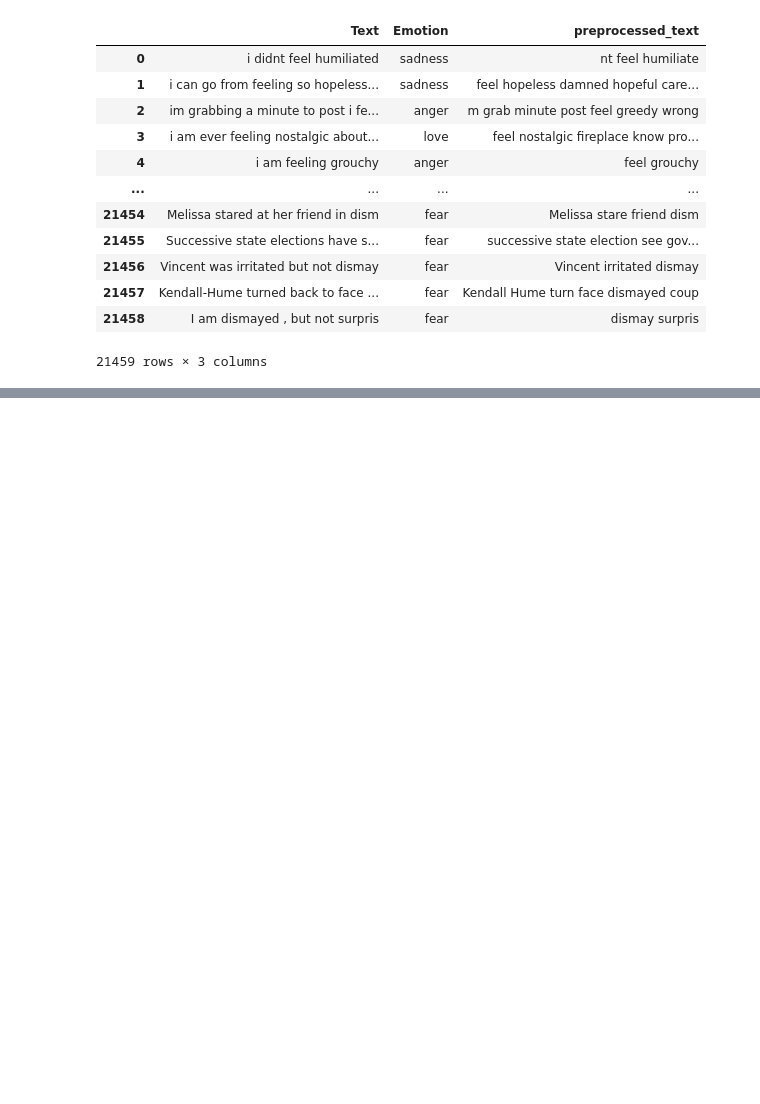
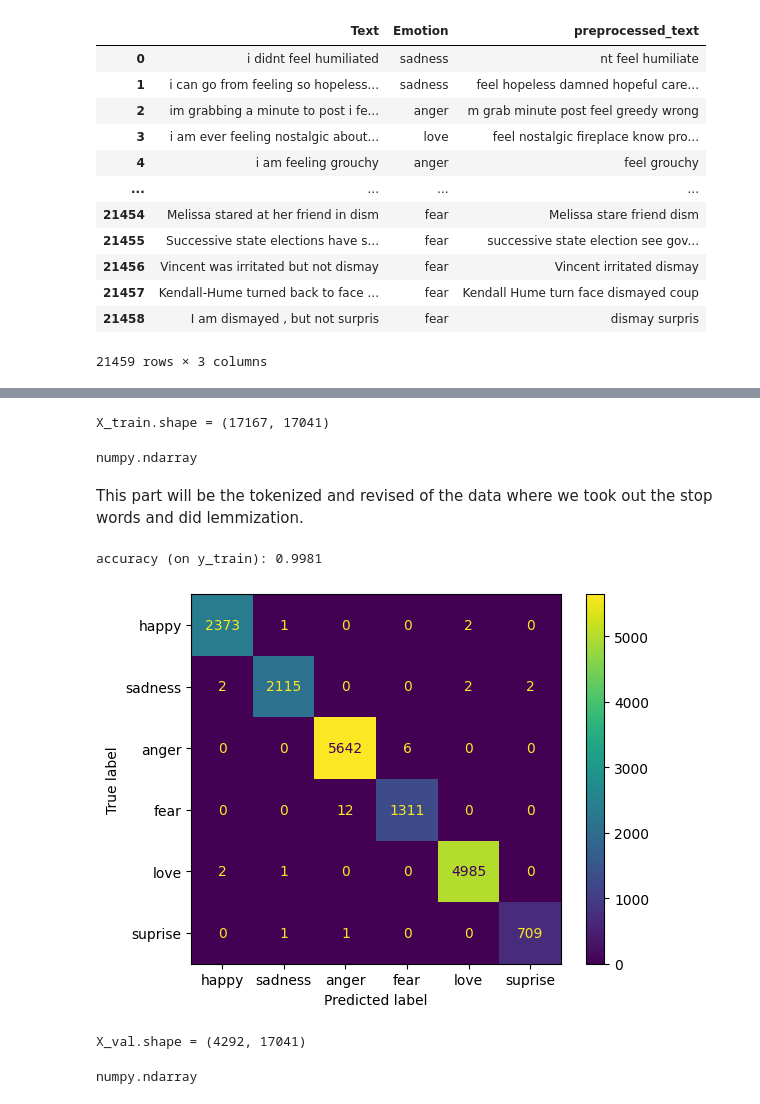
Before and after one commit to cchum/CS39AA-Projectchum, a Jupyter notebook: nlpproject-part2.ipynb, the cells around one changed output, grey strips where cells are left out. Saved outputs shown, nothing was run; the diff lists cells and outputs as text; code cells hidden in the pictures; blank space fills up the shorter version.

```diff
--- a/nlpproject-part2.ipynb
+++ b/nlpproject-part2.ipynb
@@ -346,0 +338,43 @@ import tensorflow as tf
+# %%
+from sklearn.feature_extraction.text import TfidfVectorizer
+#import seaborn as sns
+
+tfidf_vectorizer = TfidfVectorizer()
+X2_train = tfidf_vectorizer.fit_transform(X_train_raw).toarray()
+
+# an alternative is to use term frequency:
+#from sklearn.feature_extraction.text import CountVectorizer
+#one_hot_vectorizer = CountVectorizer(binary=True)
+#X_train = one_hot_vectorizer.fit_transform(X_train_raw))
+
+print(f"X_train.shape = {X2_train.shape}")
+type(X2_train)
+# %% [output]
+X_train.shape = (17167, 17041)
+numpy.ndarray
+# %% [markdown]
+This part will be the tokenized and revised of the data where we took out the stop words and did lemmization.
+# %%
+from sklearn.ensemble import RandomForestClassifier
+from sklearn.metrics import confusion_matrix, ConfusionMatrixDisplay, accuracy_score
+
+model = RandomForestClassifier(n_estimators=30)
+#model = RandomForestClassifier(n_estimators=25)
+#model = RandomForestClassifier(n_estimators=22)
+model = model.fit(X2_train, y2_train)
+
+predictions_train = model.predict(X2_train)
+
+disp = ConfusionMatrixDisplay(confusion_matrix(y_train, predictions_train), display_labels=['happy', 'sadness', 'anger', 'fear', 'love', 'suprise'])
+disp.plot()
+print(f"accuracy (on y_train): {accuracy_score(y_train, predictions_train):.4f}")
+# %% [output]
+accuracy (on y_train): 0.9981
+[figure, added]
+# %%
+X2_val = tfidf_vectorizer.transform(X_val_raw).toarray()
+print(f"X_val.shape = {X2_val.shape}")
+type(X2_val)
+# %% [output]
+X_val.shape = (4292, 17041)
+numpy.ndarray
```
Also changed, not shown: parts of 28 cells of this notebook.
